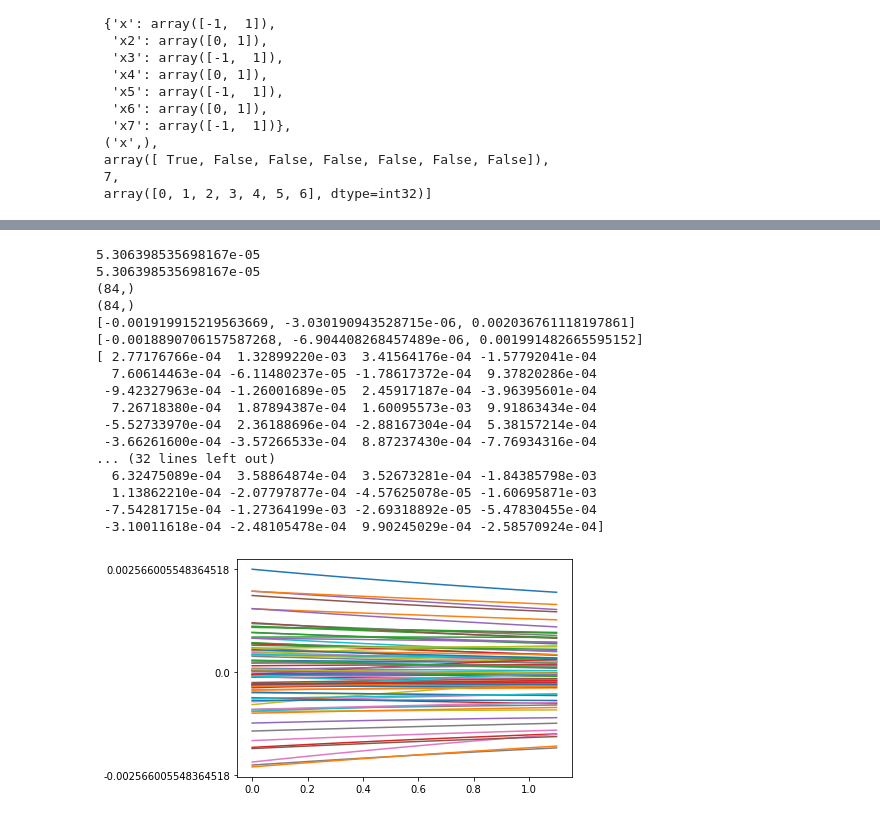
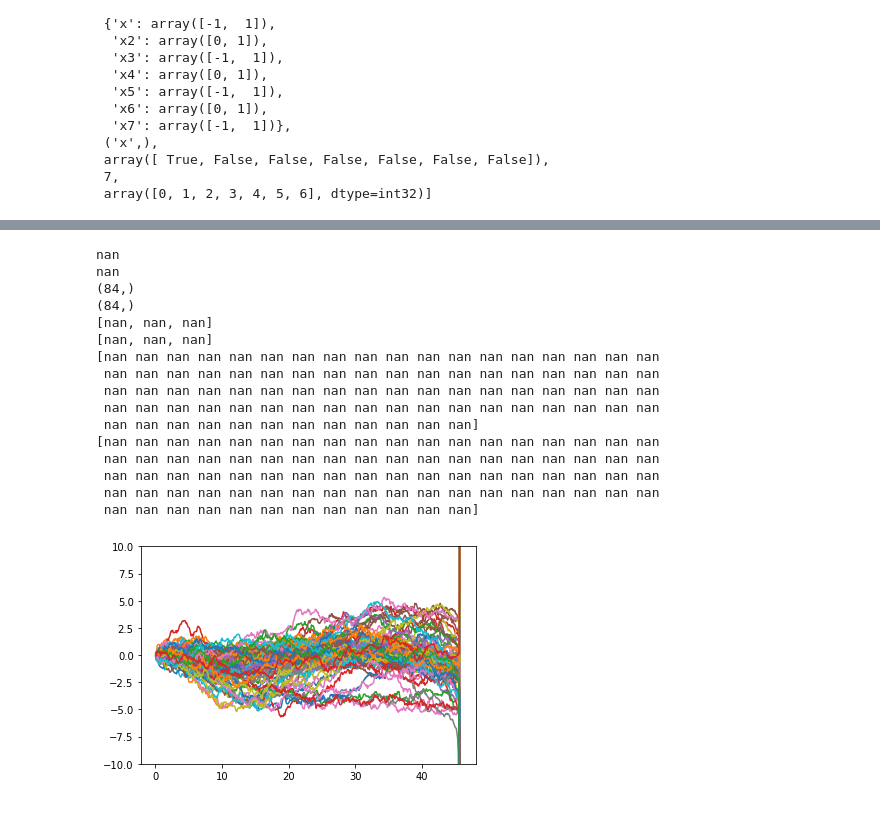
Before and after one commit to BrainModes/tvb-root, a Jupyter notebook: tvb_contrib/tvb/contrib/simulator/demos/polynomial_model_Kashyap_etal_2025_NatureCommunications.ipynb, the cells around one changed output, grey strips where cells are left out. Cells and saved outputs as stored; diff of their text form; code cells hidden in the pictures.

```diff
--- a/tvb_contrib/tvb/contrib/simulator/demos/polynomial_model_Kashyap_etal_2025_NatureCommunications.ipynb
+++ b/tvb_contrib/tvb/contrib/simulator/demos/polynomial_model_Kashyap_etal_2025_NatureCommunications.ipynb
@@ -165,7 +166,7 @@ def construct_pCoef(pdata):
 
 def load_construct_pCoef(CoefFilePath):
     p, order = construct_pCoef(load_pCoef(CoefFilePath))
-    pdiag = np.einsum("jj...->j...", p)
+    pdiag = np.array(np.einsum("jj...->j...", p))
     assert pdiag.shape == (N_NODES, N_MODES, order+1)
     print("pdiag.shape = ", pdiag.shape)
     jj = np.arange(N_NODES).astype("i")
@@ -178,8 +179,18 @@ def load_construct_pCoef(CoefFilePath):
 pdiag, pcoupl, p, order = load_construct_pCoef(CoefFilePath)
 pdiag = pdiag[:, :, :ORDER+1]
 pcoupl = pcoupl[:, :, :, :ORDER+1]
-p = p[:, :, :, :ORDER+1]
 order = ORDER
+
+if COUPLING is False:
+    print("pdiag [min, mean, max] = ", [pdiag.min(), pdiag.mean(), pdiag.max()])
+    pcoupl *= 0.0
+    print("pcoupl [min, mean, max] = ", [pcoupl.min(), pcoupl.mean(), pcoupl.max()])
+    p *= 0
+    jj = np.arange(N_NODES).astype("i")
+    for jjj in jj:
+        p[jjj, jjj] = pdiag[jjj]
+    p = p[:, :, :, :ORDER+1]
+    print("p [min, mean, max] = ", [p.min(), p.mean(), p.max()])
 # %% [output]
 pdata.shape =  (84, 588)
 N_NODES =  84
@@ -247,8 +256,13 @@ results = sim.run()
  array([0, 1, 2, 3, 4, 5, 6], dtype=int32)]
 # %%
 ymax = np.abs(results[0][1][:, :, :, 0]).max()
-plt.plot(results[0][0], results[0][1][:, :, :, 0].squeeze()/ymax);
-yticks = np.array([-1.0, 0.0, 1.0])
-ax = plt.gca()
-ax.set_yticks(yticks)
-ax.set_yticklabels(yticks*ymax)
+if np.isnan(ymax):
+    plt.plot(results[0][0], results[0][1][:, :, :, 0].squeeze());
+    ax = plt.gca()
+    ax.set_ylim([-10.0, 10.0])
+else:
+    plt.plot(results[0][0], results[0][1][:, :, :, 0].squeeze()/ymax);
+    yticks = np.array([-1.0, 0.0, 1.0])
+    ax = plt.gca()
+    ax.set_yticks(yticks)
+    ax.set_yticklabels(yticks*ymax)
@@ -282,47 +293,52 @@ res =  [-0.00907756  0.14060457  0.01036981 -0.11243275 -0.06005052  0.03984359
 # %%
 from tvb.contrib.tests.model.model_test import polyint_Euler
 
 x, t = polyint_Euler(sim, p[:, :, 0, :])
 
 xmax = np.abs(x).max()
-plt.plot(t, x/xmax);
-ax = plt.gca()
-ax.set_yticks(yticks)
-ax.set_yticklabels(yticks*xmax)
+if np.isnan(xmax):
+    plt.plot(results[0][0], results[0][1][:, :, :, 0].squeeze());
+    ax = plt.gca()
+    ax.set_ylim([-10.0, 10.0])
+else:
+    plt.plot(results[0][0], results[0][1][:, :, :, 0].squeeze()/xmax);
+    yticks = np.array([-1.0, 0.0, 1.0])
+    ax = plt.gca()
+    ax.set_yticks(yticks)
+    ax.set_yticklabels(yticks*xmax)
 
 res = results[0][1][-1].squeeze()
 targres = x[-1].squeeze()
 try:
     print(np.abs(res - targres).max())
     assert np.allclose(res, targres, rtol=1e-02, atol=1e-06)
 except Exception as e:
     print(np.abs(res - targres).max())
     print(res.shape)
     print(targres.shape)
     print([res.min(), res.mean(), res.max()])
     print([targres.min(), targres.mean(), targres.max()])
     print(res)
     print(targres)
     # raise e
 # %% [output]
-5.306398535698167e-05
-5.306398535698167e-05
+nan
+nan
 (84,)
 (84,)
-[-0.001919915219563669, -3.030190943528715e-06, 0.002036761118197861]
-[-0.0018890706157587268, -6.904408268457489e-06, 0.001991482665595152]
-[ 2.77176766e-04  1.32899220e-03  3.41564176e-04 -1.57792041e-04
-  7.60614463e-04 -6.11480237e-05 -1.78617372e-04  9.37820286e-04
- -9.42327963e-04 -1.26001689e-05  2.45917187e-04 -3.96395601e-04
-  7.26718380e-04  1.87894387e-04  1.60095573e-03  9.91863434e-04
- -5.52733970e-04  2.36188696e-04 -2.88167304e-04  5.38157214e-04
- -3.66261600e-04 -3.57266533e-04  8.87237430e-04 -7.76934316e-04
-... (32 lines left out)
-  6.32475089e-04  3.58864874e-04  3.52673281e-04 -1.84385798e-03
-  1.13862210e-04 -2.07797877e-04 -4.57625078e-05 -1.60695871e-03
- -7.54281715e-04 -1.27364199e-03 -2.69318892e-05 -5.47830455e-04
- -3.10011618e-04 -2.48105478e-04  9.90245029e-04 -2.58570924e-04]
+[nan, nan, nan]
+[nan, nan, nan]
+[nan nan nan nan nan nan nan nan nan nan nan nan nan nan nan nan nan nan
+ nan nan nan nan nan nan nan nan nan nan nan nan nan nan nan nan nan nan
+ nan nan nan nan nan nan nan nan nan nan nan nan nan nan nan nan nan nan
+ nan nan nan nan nan nan nan nan nan nan nan nan nan nan nan nan nan nan
+ nan nan nan nan nan nan nan nan nan nan nan nan]
+[nan nan nan nan nan nan nan nan nan nan nan nan nan nan nan nan nan nan
+ nan nan nan nan nan nan nan nan nan nan nan nan nan nan nan nan nan nan
+ nan nan nan nan nan nan nan nan nan nan nan nan nan nan nan nan nan nan
+ nan nan nan nan nan nan nan nan nan nan nan nan nan nan nan nan nan nan
+ nan nan nan nan nan nan nan nan nan nan nan nan]
-[figure, old version]
+[figure, new version]
 # %%
 np.sqrt(2*NOISE*DT)  # 0.13 in SINDy's notebook
 # %% [output]
```
Also changed, not shown: parts of 7 cells of this notebook, 2 other files.
